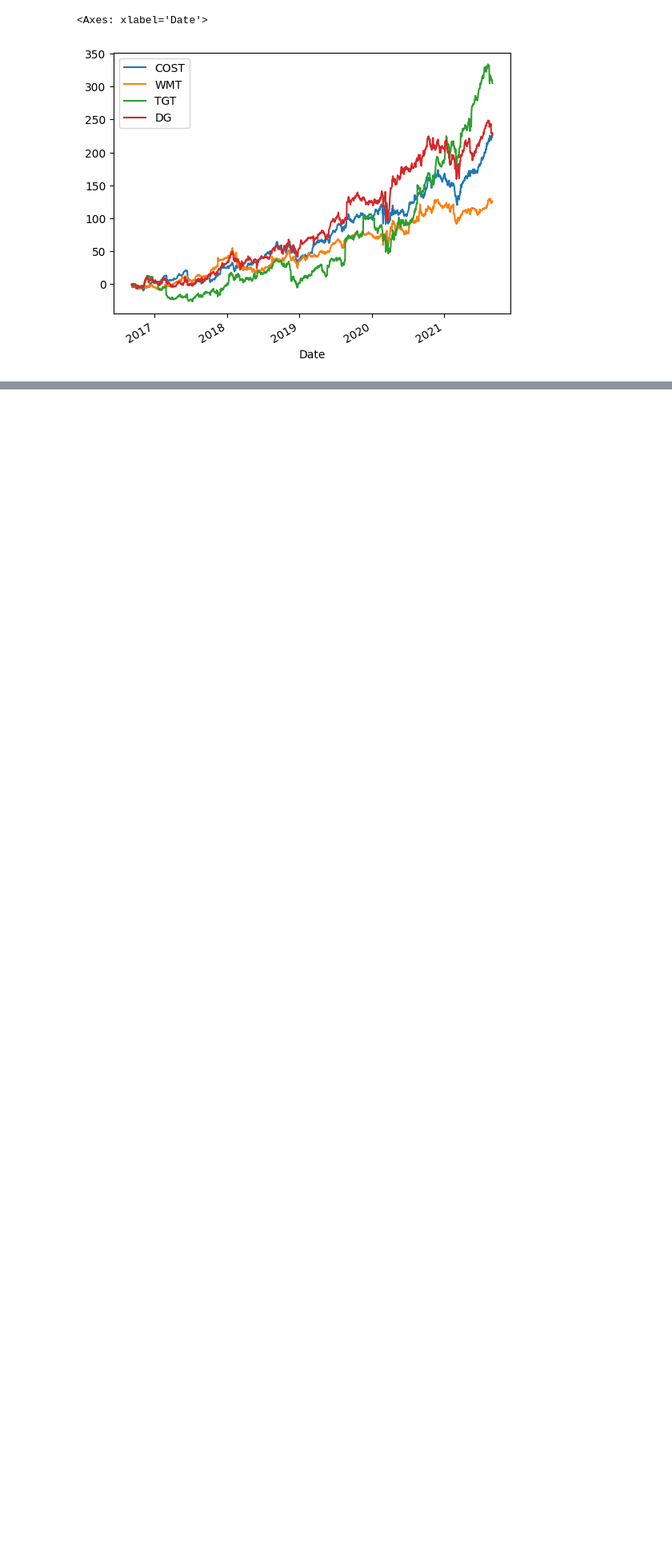
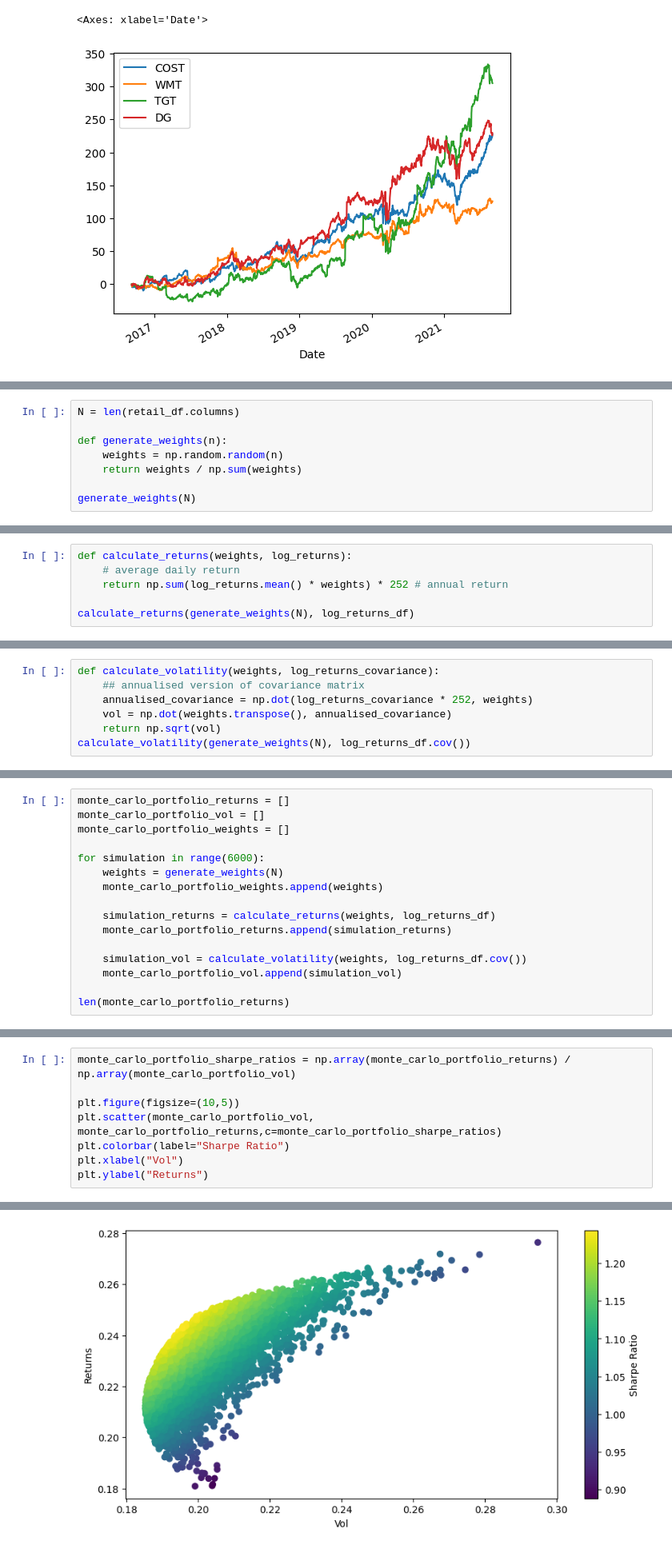
Before and after one commit to mattwalmsley/financial-modelling, a Jupyter notebook: quant-library/python/systematic-trading/basic_concepts.ipynb, the cells around one changed output, grey strips where cells are left out. Shown: that part at 80% size. Cells and saved outputs as stored; diff of their text form; blank space fills up the shorter version.

Commit message:
Add portfolio optimisation to basic_concepts notebook.

```diff
--- a/quant-library/python/systematic-trading/basic_concepts.ipynb
+++ b/quant-library/python/systematic-trading/basic_concepts.ipynb
@@ -235,0 +257,8 @@ plt.legend()
+# %%
+N = len(retail_df.columns)
+
+def generate_weights(n):
+    weights = np.random.random(n)
+    return weights / np.sum(weights)
+
+generate_weights(N)
@@ -235,0 +267,6 @@ plt.legend()
+# %%
+def calculate_returns(weights, log_returns):
+    # average daily return
+    return np.sum(log_returns.mean() * weights) * 252 # annual return
+
+calculate_returns(generate_weights(N), log_returns_df)
@@ -235,0 +275,7 @@ plt.legend()
+# %%
+def calculate_volatility(weights, log_returns_covariance):
+    ## annualised version of covariance matrix
+    annualised_covariance = np.dot(log_returns_covariance * 252, weights)
+    vol = np.dot(weights.transpose(), annualised_covariance)
+    return np.sqrt(vol)
+calculate_volatility(generate_weights(N), log_returns_df.cov())
@@ -235,0 +284,16 @@ plt.legend()
+# %%
+monte_carlo_portfolio_returns = []
+monte_carlo_portfolio_vol = []
+monte_carlo_portfolio_weights = []
+
+for simulation in range(6000):
+    weights = generate_weights(N)
+    monte_carlo_portfolio_weights.append(weights)
+
+    simulation_returns = calculate_returns(weights, log_returns_df)
+    monte_carlo_portfolio_returns.append(simulation_returns)
+
+    simulation_vol = calculate_volatility(weights, log_returns_df.cov())
+    monte_carlo_portfolio_vol.append(simulation_vol)
+
+len(monte_carlo_portfolio_returns)
@@ -235,0 +302,9 @@ plt.legend()
+# %%
+monte_carlo_portfolio_sharpe_ratios = np.array(monte_carlo_portfolio_returns) / np.array(monte_carlo_portfolio_vol)
+
+plt.figure(figsize=(10,5))
+plt.scatter(monte_carlo_portfolio_vol, monte_carlo_portfolio_returns,c=monte_carlo_portfolio_sharpe_ratios)
+plt.colorbar(label="Sharpe Ratio")
+plt.xlabel("Vol")
+plt.ylabel("Returns")
+# %% [output]
@@ -235,0 +312 @@ plt.legend()
+[figure, added]
```
Also changed, not shown: parts of 16 cells of this notebook.
